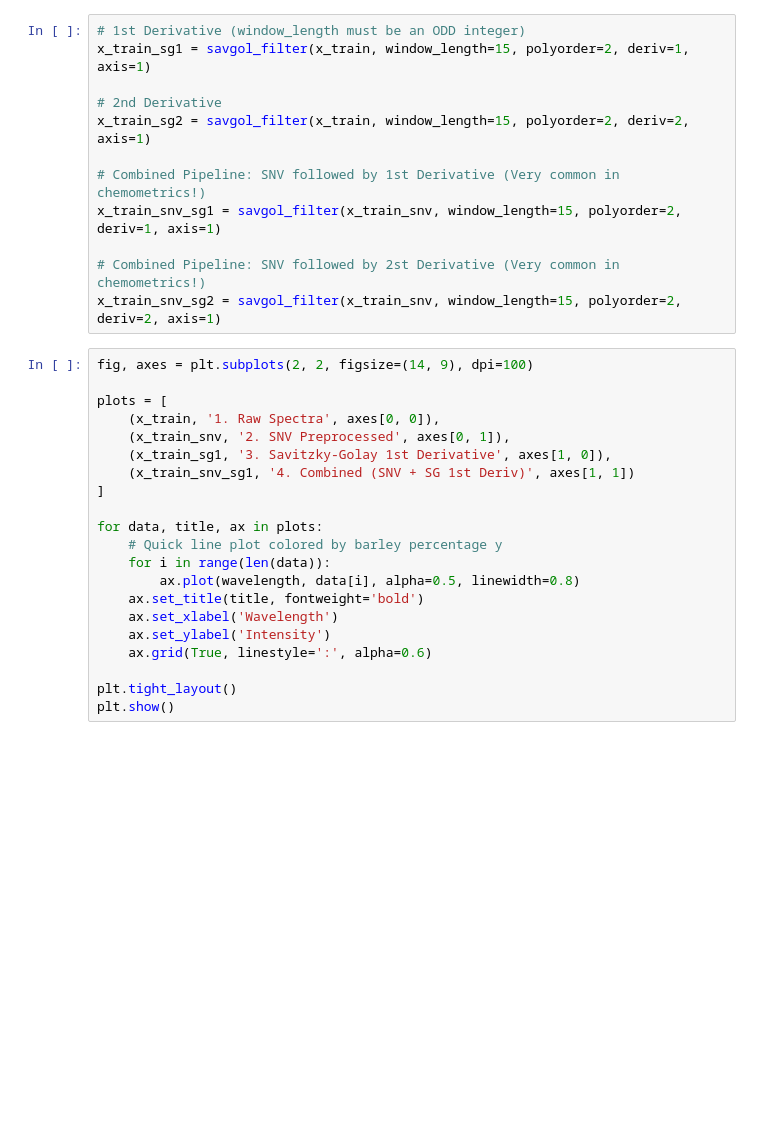
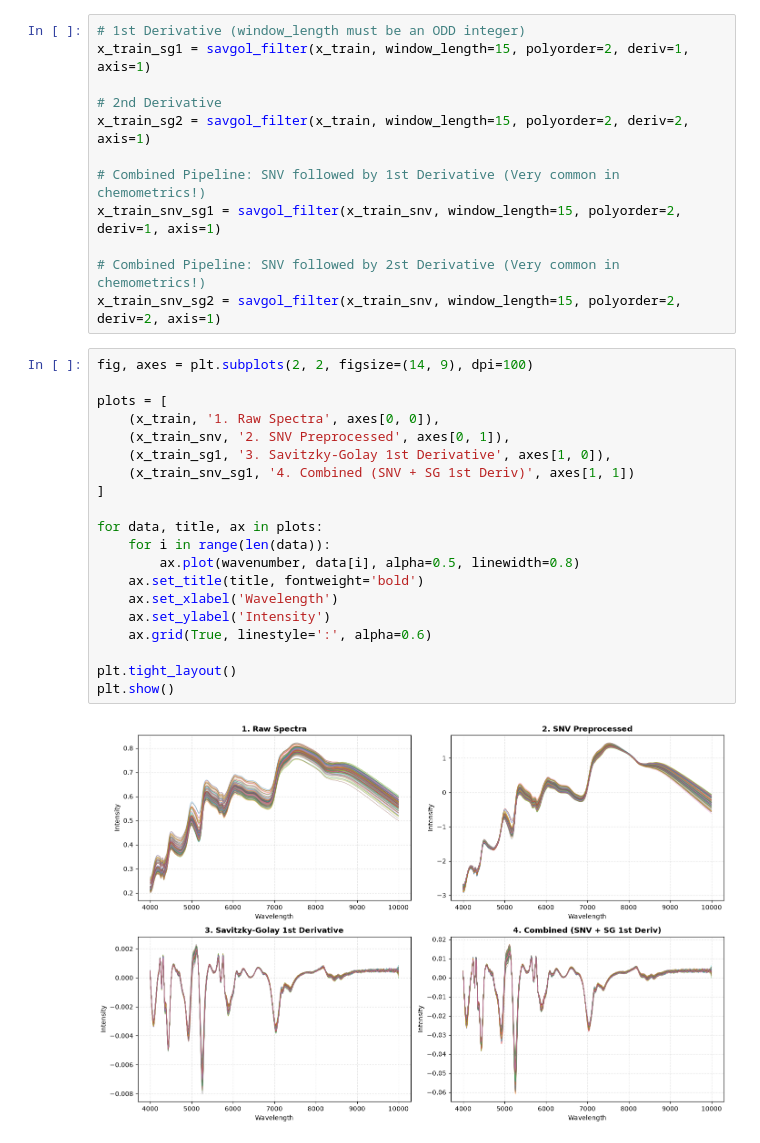
Before and after one commit to Pinakin-kathiriya/nir-preprocessing-effect-on-pca, a Jupyter notebook: 01_nir_data_reading_and_exploration.ipynb, the cells around one changed output. Saved outputs shown, nothing was run; the diff lists cells and outputs as text; blank space fills up the shorter version.

```diff
--- a/01_nir_data_reading_and_exploration.ipynb
+++ b/01_nir_data_reading_and_exploration.ipynb
@@ -89,24 +92,25 @@ x_train_snv_sg2 = savgol_filter(x_train_snv, window_length=15, polyorder=2, deri
 # %%
 fig, axes = plt.subplots(2, 2, figsize=(14, 9), dpi=100)
 
 plots = [
     (x_train, '1. Raw Spectra', axes[0, 0]),
     (x_train_snv, '2. SNV Preprocessed', axes[0, 1]),
     (x_train_sg1, '3. Savitzky-Golay 1st Derivative', axes[1, 0]),
     (x_train_snv_sg1, '4. Combined (SNV + SG 1st Deriv)', axes[1, 1])
 ]
 
 for data, title, ax in plots:
-    # Quick line plot colored by barley percentage y
     for i in range(len(data)):
-        ax.plot(wavelength, data[i], alpha=0.5, linewidth=0.8)
+        ax.plot(wavenumber, data[i], alpha=0.5, linewidth=0.8)
     ax.set_title(title, fontweight='bold')
     ax.set_xlabel('Wavelength')
     ax.set_ylabel('Intensity')
     ax.grid(True, linestyle=':', alpha=0.6)
 
 plt.tight_layout()
 plt.show()
+# %% [output]
+[figure, added]
 # %%
 x_prep = x_train_snv_sg1
 
```
Also changed, not shown: parts of 11 cells of this notebook.
